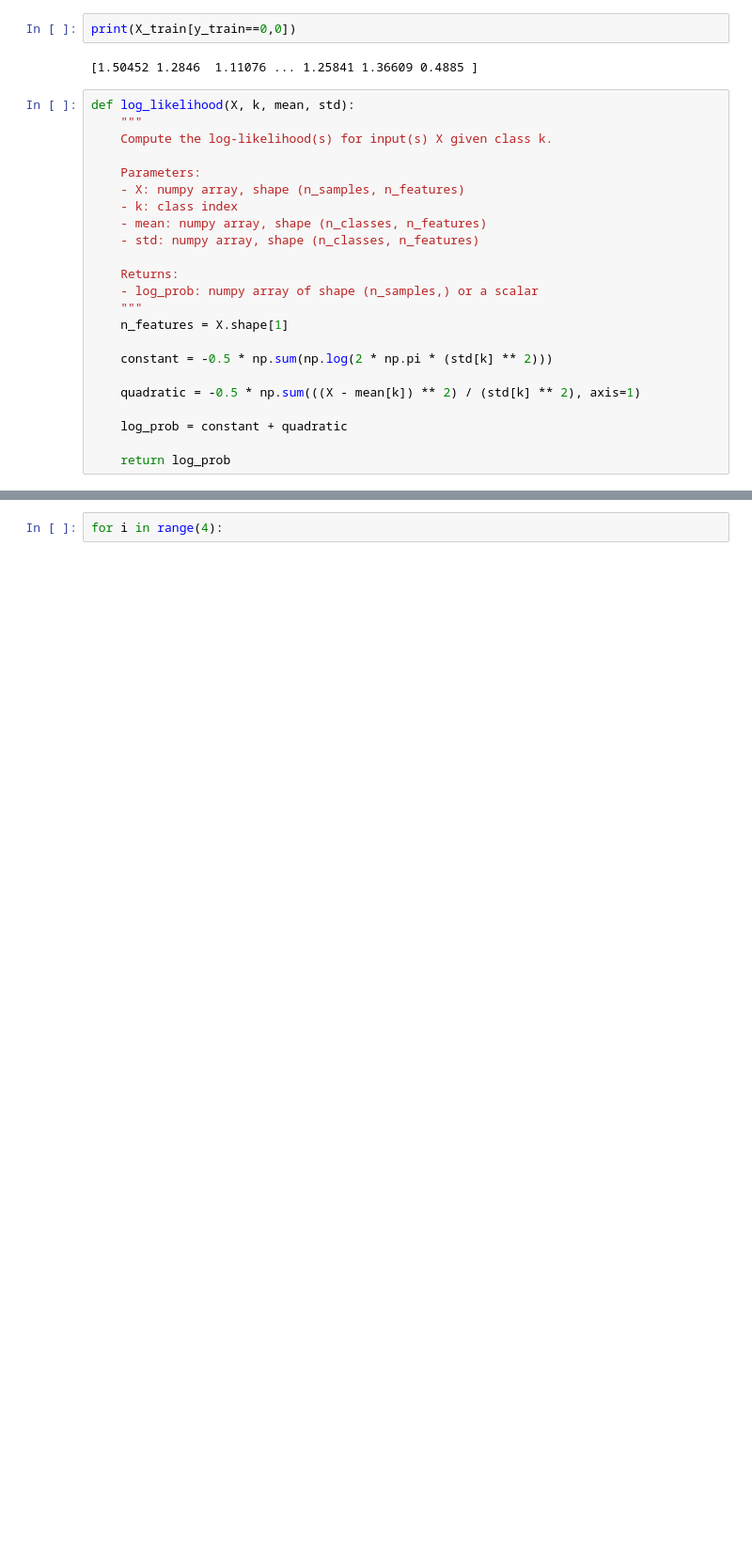
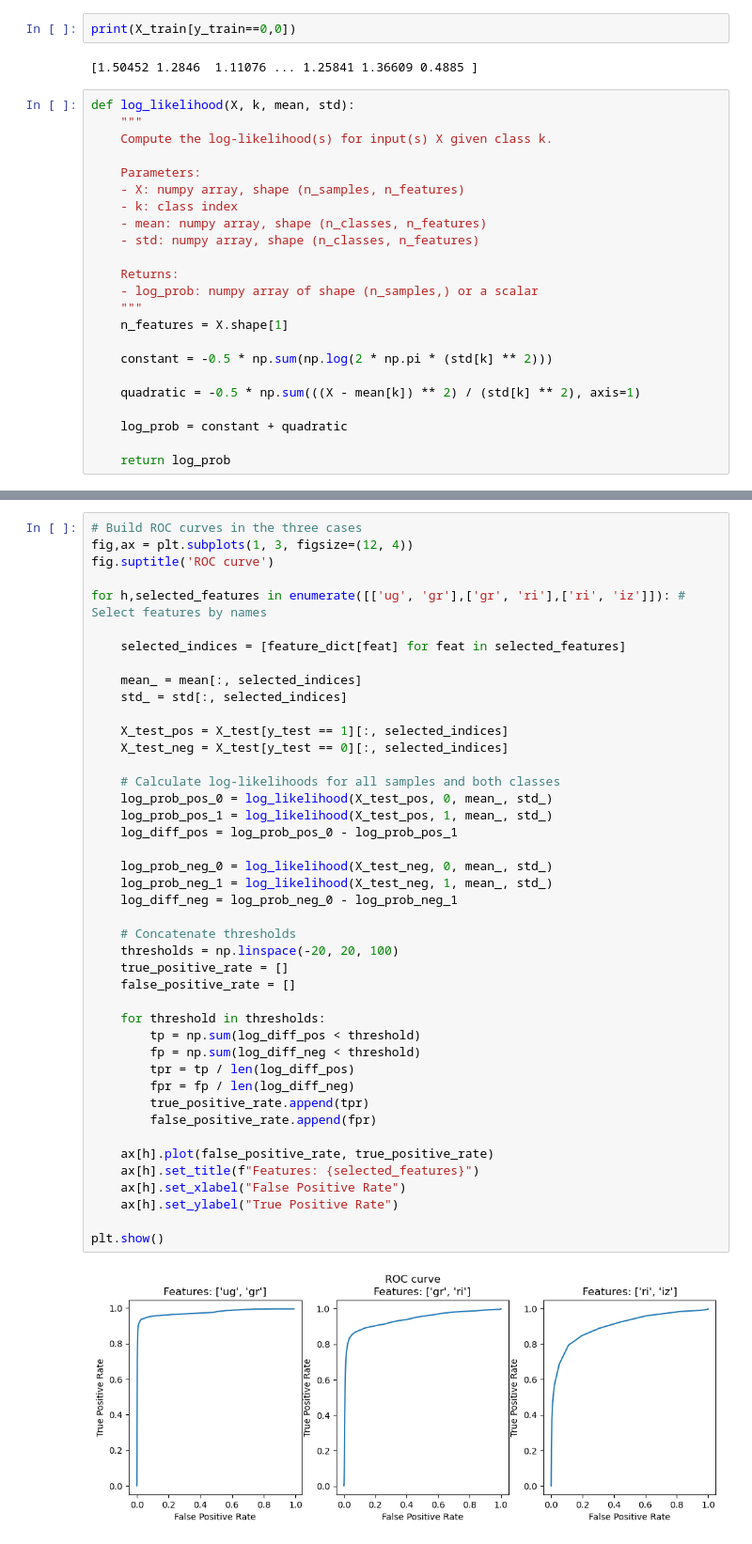
Before and after one commit to robertoinfurna/astrostatistics_bicocca_2024, a Jupyter notebook: working/18_Galaxy_vs_quasars.ipynb, the cells around one changed output, grey strips where cells are left out. Shown at 94% size. Saved outputs shown, nothing was run; the diff lists cells and outputs as text; blank space fills up the shorter version.

```diff
--- a/working/18_Galaxy_vs_quasars.ipynb
+++ b/working/18_Galaxy_vs_quasars.ipynb
@@ -324,2 +309,45 @@ plt.show()
-# %%
-for i in range(4):
+# %%
+# Build ROC curves in the three cases
+fig,ax = plt.subplots(1, 3, figsize=(12, 4))
+fig.suptitle('ROC curve')
+
+for h,selected_features in enumerate([['ug', 'gr'],['gr', 'ri'],['ri', 'iz']]): # Select features by names
+
+    selected_indices = [feature_dict[feat] for feat in selected_features]
+
+    mean_ = mean[:, selected_indices]
+    std_ = std[:, selected_indices]
+
+    X_test_pos = X_test[y_test == 1][:, selected_indices]
+    X_test_neg = X_test[y_test == 0][:, selected_indices]
+
+    # Calculate log-likelihoods for all samples and both classes
+    log_prob_pos_0 = log_likelihood(X_test_pos, 0, mean_, std_)
+    log_prob_pos_1 = log_likelihood(X_test_pos, 1, mean_, std_)
+    log_diff_pos = log_prob_pos_0 - log_prob_pos_1
+
+    log_prob_neg_0 = log_likelihood(X_test_neg, 0, mean_, std_)
+    log_prob_neg_1 = log_likelihood(X_test_neg, 1, mean_, std_)
+    log_diff_neg = log_prob_neg_0 - log_prob_neg_1
+
+    # Concatenate thresholds
+    thresholds = np.linspace(-20, 20, 100)
+    true_positive_rate = []
+    false_positive_rate = []
+
+    for threshold in thresholds:
+        tp = np.sum(log_diff_pos < threshold)
+        fp = np.sum(log_diff_neg < threshold)
+        tpr = tp / len(log_diff_pos)
+        fpr = fp / len(log_diff_neg)
+        true_positive_rate.append(tpr)
+        false_positive_rate.append(fpr)
+
+    ax[h].plot(false_positive_rate, true_positive_rate)
+    ax[h].set_title(f"Features: {selected_features}")
+    ax[h].set_xlabel("False Positive Rate")
+    ax[h].set_ylabel("True Positive Rate")
+
+plt.show()
+# %% [output]
+[figure, added]
```
Also changed, not shown: parts of 24 cells of this notebook.
